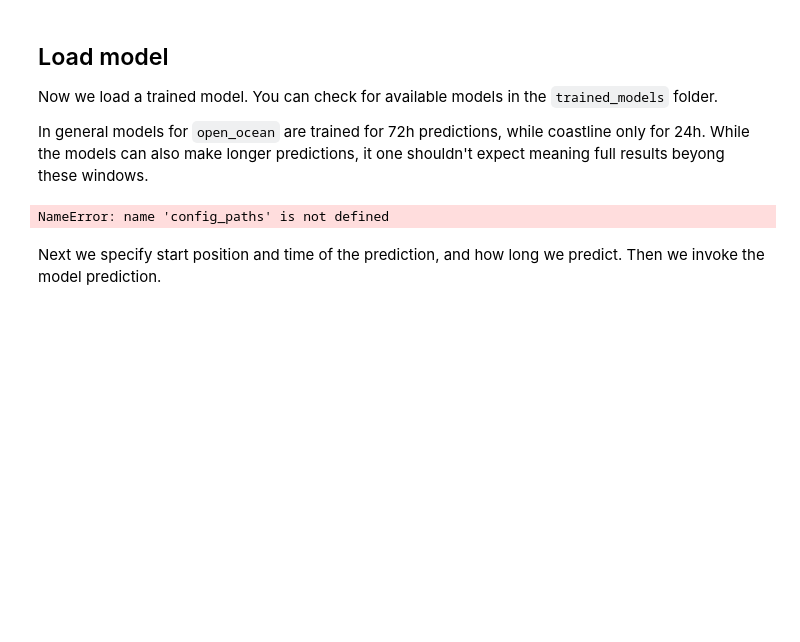
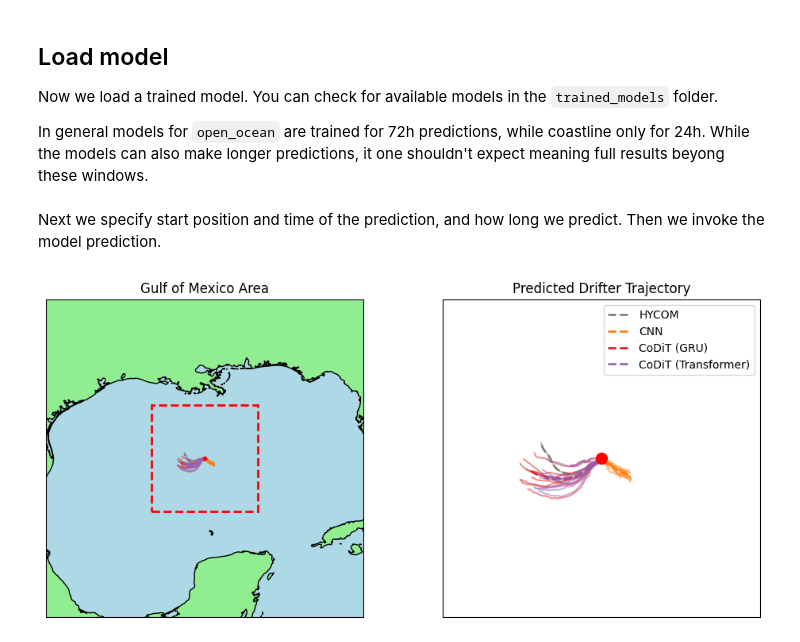
Before and after one commit to SwissDataScienceCenter/CoDiT, a Jupyter notebook: notebooks/get_started.ipynb, the cells around one changed output. Saved outputs shown, nothing was run; the diff lists cells and outputs as text; code cells hidden in the pictures; blank space fills up the shorter version.

```diff
--- a/notebooks/get_started.ipynb
+++ b/notebooks/get_started.ipynb
@@ -18,15 +18,16 @@ from codit.data_module import config_paths, dataset_download, config_funcs
 from matplotlib import pyplot as plt
 from cartopy import crs
 import cartopy.feature as cfeature
+import logging
 
 
 # Define the dataset configuration
 # This is an example dataset configuration for a region in the Gulf of Mexico.
 # Make sure that the
 name = "gulf_of_mexico"  # Name of the dataset
-start_date = "2022-01-01"# Define the start and end dates for the dataset
+start_date = "2021-12-31"# Define the start and end dates for the dataset
 end_date = "2022-01-06"
-coord_delta = 1.5        # Delta for latitude and longitude to define the area of interest
+coord_delta = 2.5        # Delta for latitude and longitude to define the area of interest
 center_coord = [26, -90] # (lat, lon) around which to download the data
 
 
@@ -97,19 +126,19 @@ Now we load a trained model. You can check for available models in the `trained_
 
 In general models for `open_ocean` are trained for 72h predictions, while coastline only for 24h. While the models can also make longer predictions, it one shouldn't expect meaning full results beyong these windows.
 # %%
-from codit.model_module import CoDiTModel
+from codit.model_module import CoDiTModel, ConvNetModel, HycomModel
 from jax import numpy as jnp
 
 export_path = os.path.join(config_paths.DATA_PATH, 'trained_models/')
-model_name = 'codit_GRU_open_ocean'
-loaded_model = CoDiTModel.import_trained_model(model_name, import_path=export_path)
+hycom_model = HycomModel('HYCOM_open_ocean', params={})
+convnet_model = ConvNetModel.import_trained_model('cnn_open_ocean', import_path=export_path)
+codit_gru_model = CoDiTModel.import_trained_model('codit_GRU_open_ocean', import_path=export_path)
+codit_transformer_model = CoDiTModel.import_trained_model('codit_Transformer_open_ocean', import_path=export_path)
 interpolator = dataset.get_interpolator(min_date=start_time, max_date=end_time)
-# %% [output]
-NameError: name 'config_paths' is not defined
 # %% [markdown]
 Next we specify start position and time of the prediction, and how long we predict. Then we invoke the model prediction.
 # %%
-start_coord = jnp.asarray([26, -90])  # lat, lon
+start_coord = jnp.asarray([26., -90.])  # lat, lon
 start_time = datetime.strptime("2022-01-02-03:00", "%Y-%m-%d-%H:%M")
 prediction_length = 72  # hours
 # %%
@@ -124,23 +181,42 @@ predicted_coords = loaded_model.predict(
 # %%
+color_dict = {
+    'HYCOM': 'grey',
+    'CNN': 'C1',
+    'CoDiT (GRU)': 'C3',
+    'CoDiT (Transformer)': 'C4',
+}
 plt.figure(figsize=(10, 6))
 ax1 = plt.axes((.05, 0, .4, 1), projection=crs.PlateCarree())
 ax1.add_feature(cfeature.OCEAN, facecolor='lightblue')
 ax1.add_feature(cfeature.LAND, facecolor='lightgreen')
 ax1.set_extent([min_lon-5, max_lon+5, min_lat-5, max_lat+5],
               crs=crs.PlateCarree())
 ax1.coastlines(resolution='10m')
-ax1.plot(predicted_coords[:, :, 1].T, predicted_coords[:, :, 0].T, c='blue', label='Predicted Coordinates', alpha=0.5)
+
+for model_name, predicted_coords in predictions.items():
+    ax1.plot(jnp.nanmean(predicted_coords[:, :, 1], axis=0), jnp.nanmean(predicted_coords[:, :, 0], axis=0), c=color_dict[model_name], label=model_name, linestyle='--', linewidth=2)
+    ax1.plot(predicted_coords[:, :, 1].T, predicted_coords[:, :, 0].T, c=color_dict[model_name], label=model_name, alpha=0.5)
 ax1.scatter(start_coord[1], start_coord[0], c='red', label='Start Coordinate', s=10, zorder=5)
 ax1.add_patch(plt.Rectangle(
     (min_lon, min_lat), max_lon - min_lon, max_lat - min_lat,
     facecolor='none', edgecolor='red', linewidth=2, linestyle='--'
 ))
 
 ax1.set_title('Gulf of Mexico Area')
 
 ax2 = plt.axes((.55, 0, .4, 1), projection=crs.PlateCarree())
-ax2.plot(predicted_coords[:, :, 1].T, predicted_coords[:, :, 0].T, c='blue', label='Predicted Coordinates', alpha=0.5)
+ax2.legend(loc='upper right')
+for model_name, predicted_coords in predictions.items():
+    ax2.plot(jnp.nanmean(predicted_coords[:, :, 1], axis=0), jnp.nanmean(predicted_coords[:, :, 0], axis=0), c=color_dict[model_name], label=model_name, linestyle='--', linewidth=2)
+ax2.legend()
+
+for model_name, predicted_coords in predictions.items():
+    ax2.plot(predicted_coords[:, :, 1].T, predicted_coords[:, :, 0].T, c=color_dict[model_name], label=model_name, alpha=0.5)
 ax2.scatter(start_coord[1], start_coord[0], c='red', label='Start Coordinate', s=100, zorder=5)
+ax2.set_xlim((min_lon, max_lon))
+ax2.set_ylim((min_lat, max_lat))
 ax2.set_title('Predicted Drifter Trajectory')
 plt.tight_layout()
 plt.show()
+# %% [output]
+[figure, added]
```
Also changed, not shown: parts of 4 cells of this notebook.
